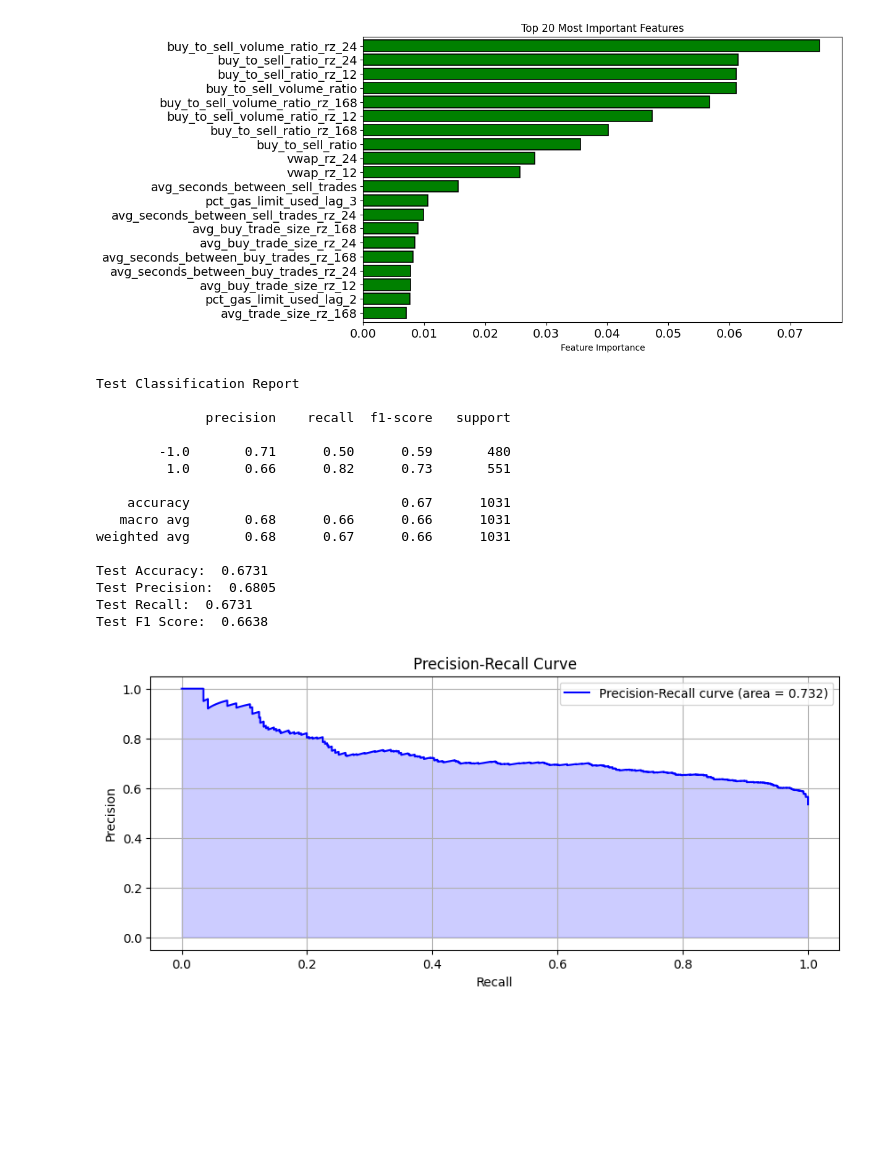
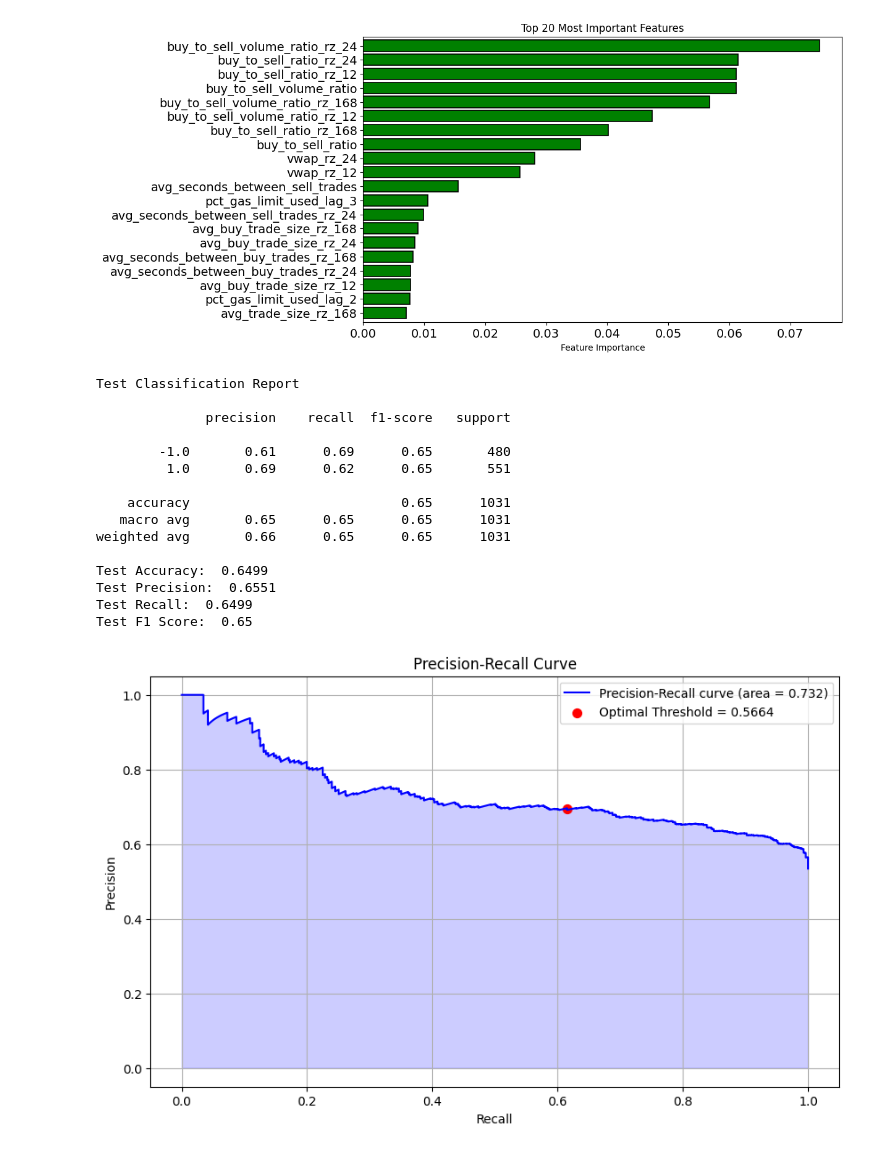
Before and after one commit to Algo-Trading-Project/trading-bot, a Jupyter notebook: notebooks/ml_pipeline.ipynb, the cells around one changed output. Saved outputs shown, nothing was run; the diff lists cells and outputs as text; code cells hidden in the pictures; blank space fills up the shorter version.

Commit message:
Add simulate_trading function and optimize threshold in calculate_test_performance

```diff
--- a/notebooks/ml_pipeline.ipynb
+++ b/notebooks/ml_pipeline.ipynb
@@ -161,22 +163,25 @@ Train Precision:  0.749
 Train Recall:  0.7394
 Train F1 Score:  0.7349
 [figure]
-# %%
-calculate_test_performance(X_test, y_test, best_model)
-# %% [output]
-Test Classification Report
-
-              precision    recall  f1-score   support
-
-        -1.0       0.71      0.50      0.59       480
-         1.0       0.66      0.82      0.73       551
-
-    accuracy                           0.67      1031
-   macro avg       0.68      0.66      0.66      1031
-weighted avg       0.68      0.67      0.66      1031
-
-Test Accuracy:  0.6731
-Test Precision:  0.6805
-Test Recall:  0.6731
-Test F1 Score:  0.6638
-[figure, removed]
+# %%
+price_data = ohlcv_1h[ohlcv_1h.index.isin(X_test.index)]
+atr_data = vbt.ATR.run(price_data.price_high, price_data.price_low, price_data.price_close, window = 24).atr
+
+calculate_test_performance(X_test, y_test, best_model, price_data, atr_data)
+# %% [output]
+Test Classification Report
+
+              precision    recall  f1-score   support
+
+        -1.0       0.61      0.69      0.65       480
+         1.0       0.69      0.62      0.65       551
+
+    accuracy                           0.65      1031
+   macro avg       0.65      0.65      0.65      1031
+weighted avg       0.66      0.65      0.65      1031
+
+Test Accuracy:  0.6499
+Test Precision:  0.6551
+Test Recall:  0.6499
+Test F1 Score:  0.65
+[figure, added]
```
Also changed, not shown: parts of 2 cells of this notebook, 1 other file.
